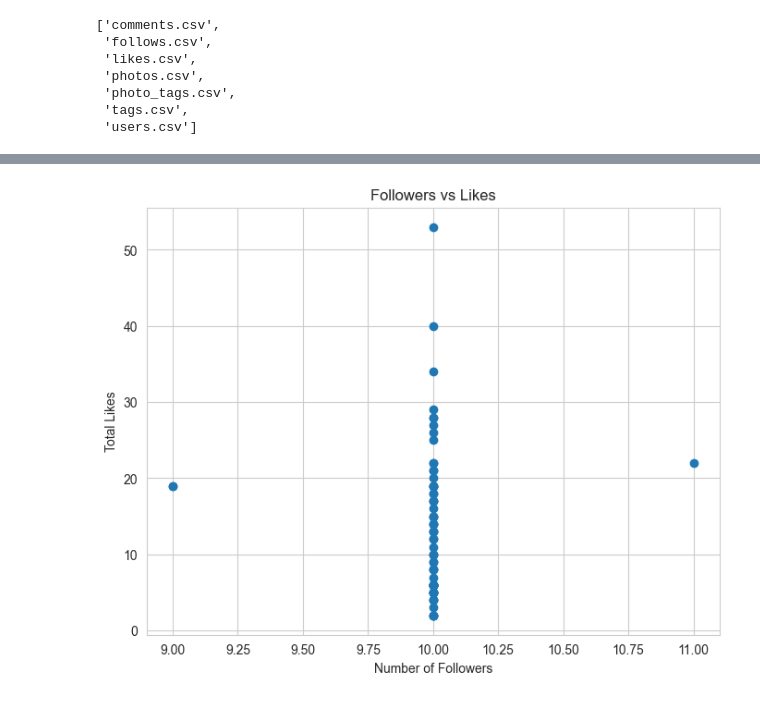
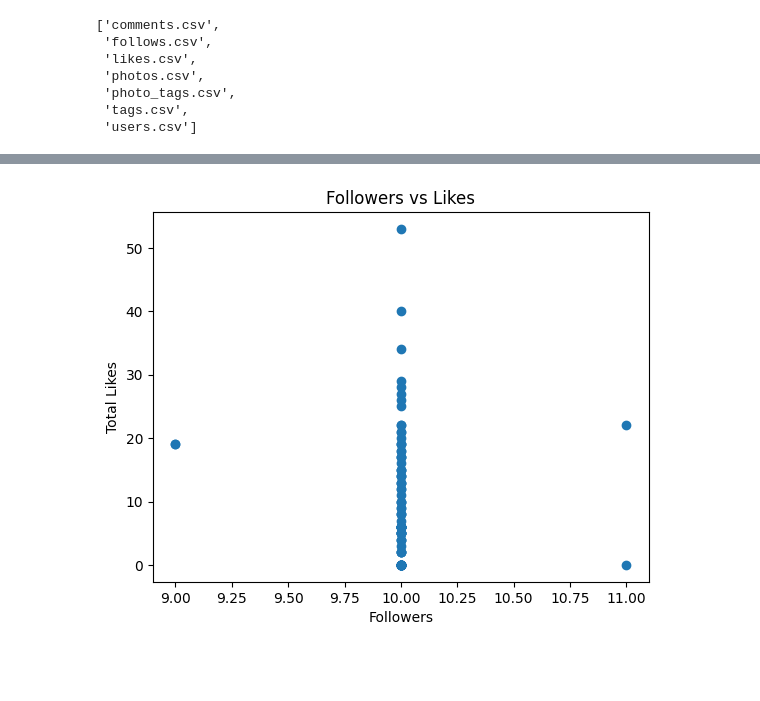
Before and after one commit to kishorekumar28114/Data-Science, a Jupyter notebook: instagram-analysis.ipynb, the cells around one changed output, grey strips where cells are left out. Saved outputs shown, nothing was run; the diff lists cells and outputs as text; code cells hidden in the pictures; blank space fills up the shorter version.

```diff
--- a/instagram-analysis.ipynb
+++ b/instagram-analysis.ipynb
@@ -114,0 +131,34 @@ df = pd.merge(followers_count, likes_per_user, on='user_id', how='inner')
+# %%
+# Followers count
+followers_count = follows.groupby('followee_id').size().reset_index(name='followers')
+
+# Posts count
+posts_count = photos.groupby('user_id').size().reset_index(name='posts')
+
+# Likes per user (via photos)
+likes_merged = likes.merge(photos, left_on='photo_id', right_on='id')
+likes_count = likes_merged.groupby('user_id_y').size().reset_index(name='likes')
+likes_count.rename(columns={'user_id_y': 'user_id'}, inplace=True)
+
+# Comments per user (via photos)
+comments_merged = comments.merge(photos, left_on='photo_id', right_on='id')
+comments_count = comments_merged.groupby('user_id_y').size().reset_index(name='comments')
+comments_count.rename(columns={'user_id_y': 'user_id'}, inplace=True)
+
+# --- Merge all FIRST ---
+df2 = users.copy()
+
+df2 = df2.merge(followers_count, left_on='id', right_on='followee_id', how='left')
+df2 = df2.merge(posts_count, left_on='id', right_on='user_id', how='left')
+df2 = df2.merge(likes_count, left_on='id', right_on='user_id', how='left')
+df2 = df2.merge(comments_count, left_on='id', right_on='user_id', how='left')
+
+df2 = df2.fillna(0)
+
+# --- THEN create features ---
+df2['likes_per_post'] = df2['likes'] / (df2['posts'] + 1)
+df2['comments_per_post'] = df2['comments'] / (df2['posts'] + 1)
+
+# Optional: remove extreme outliers
+df2 = df2[df2['likes_per_post'] < df2['likes_per_post'].quantile(0.99)]
+df2 = df2[df2['comments_per_post'] < df2['comments_per_post'].quantile(0.99)]
@@ -115,9 +230,9 @@ df = pd.merge(followers_count, likes_per_user, on='user_id', how='inner')
 # %%
-plt.figure(figsize=(8,6))
-plt.scatter(df['followers'], df['likes'])
+plt.figure()
+plt.scatter(df2['followers'], df2['likes'])
+plt.xlabel("Followers")
+plt.ylabel("Total Likes")
 plt.title("Followers vs Likes")
-plt.xlabel("Number of Followers")
-plt.ylabel("Total Likes")
 plt.show()
 # %% [output]
-[figure, old version]
+[figure, new version]
```
Also changed, not shown: parts of 20 cells of this notebook, 4 other files.
